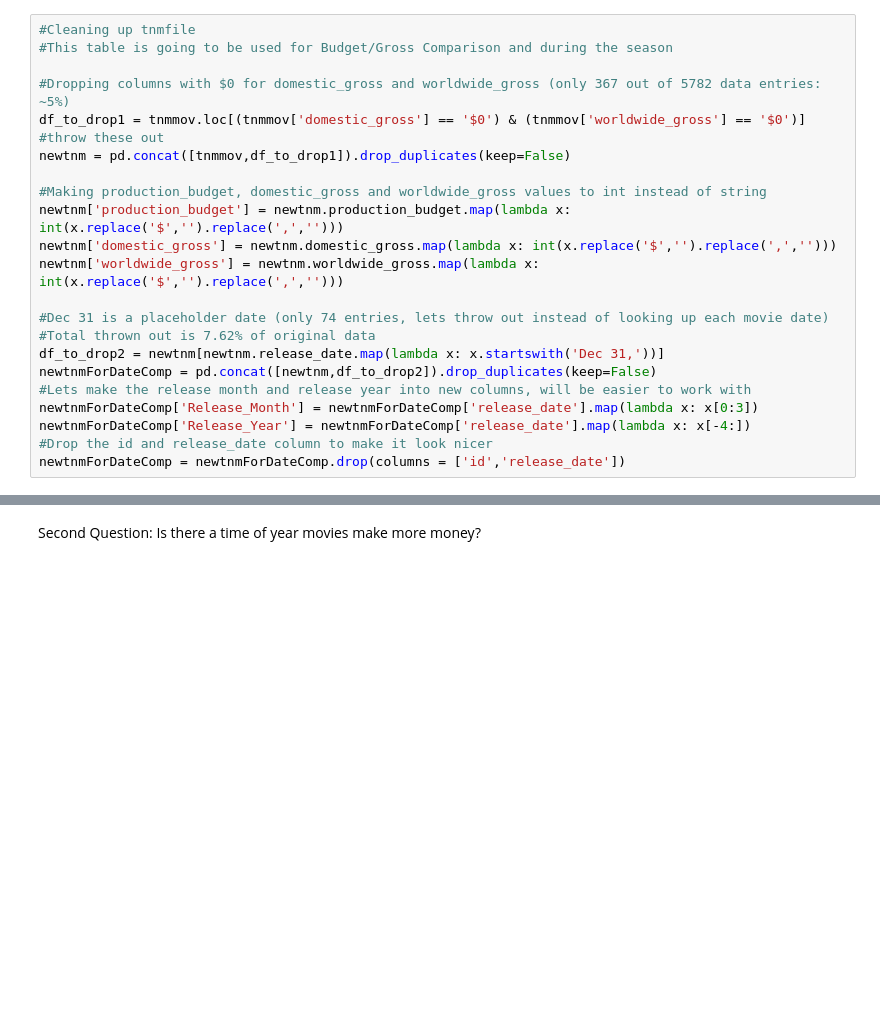
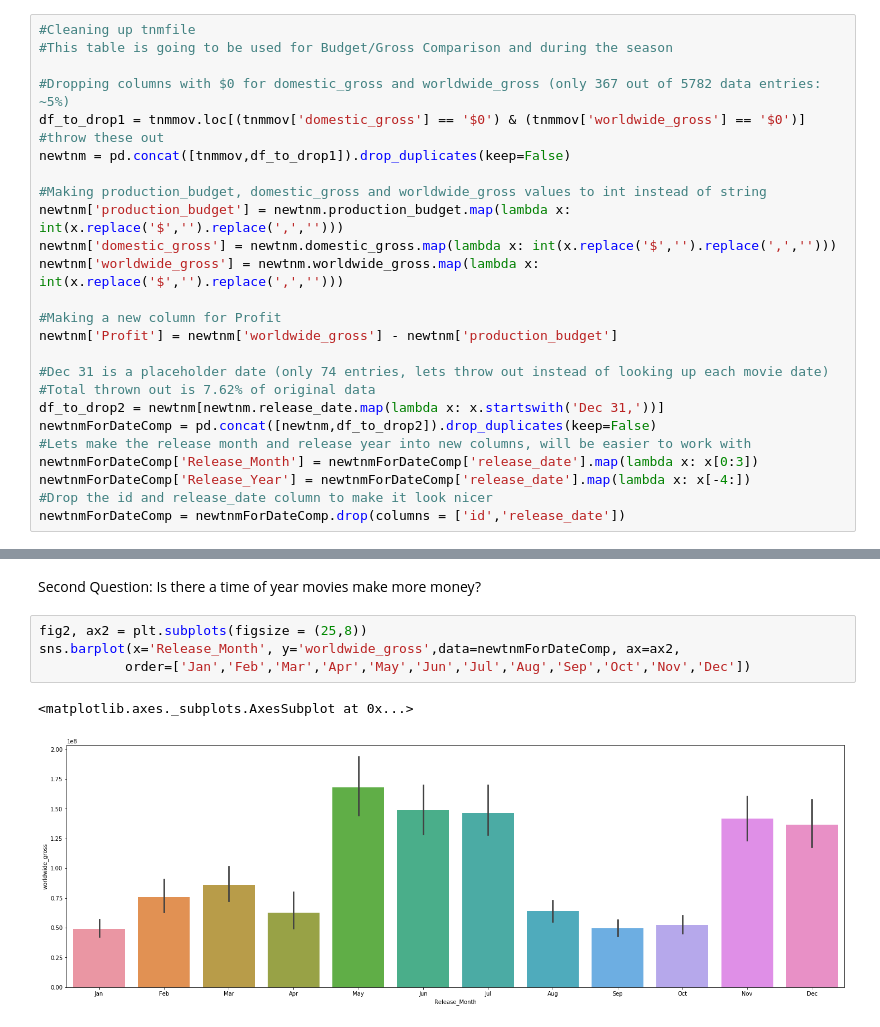
Before and after one commit to stevenkyle2013/Movie-Project, a Jupyter notebook: Data Cleaning.ipynb, the cells around one changed output, grey strips where cells are left out. Saved outputs shown, nothing was run; the diff lists cells and outputs as text; blank space fills up the shorter version.

```diff
--- a/Data Cleaning.ipynb
+++ b/Data Cleaning.ipynb
@@ -127,6 +127,9 @@ newtnm['production_budget'] = newtnm.production_budget.map(lambda x: int(x.repla
 newtnm['domestic_gross'] = newtnm.domestic_gross.map(lambda x: int(x.replace('$','').replace(',','')))
 newtnm['worldwide_gross'] = newtnm.worldwide_gross.map(lambda x: int(x.replace('$','').replace(',','')))
 
+#Making a new column for Profit
+newtnm['Profit'] = newtnm['worldwide_gross'] - newtnm['production_budget']
+
 #Dec 31 is a placeholder date (only 74 entries, lets throw out instead of looking up each movie date)
 #Total thrown out is 7.62% of original data
 df_to_drop2 = newtnm[newtnm.release_date.map(lambda x: x.startswith('Dec 31,'))]
@@ -217,2 +220,9 @@ sns.boxplot(x='dataset',y='popularity',data=concatenated)
 # %% [markdown]
 Second Question: Is there a time of year movies make more money?
+# %%
+fig2, ax2 = plt.subplots(figsize = (25,8))
+sns.barplot(x='Release_Month', y='worldwide_gross',data=newtnmForDateComp, ax=ax2,
+           order=['Jan','Feb','Mar','Apr','May','Jun','Jul','Aug','Sep','Oct','Nov','Dec'])
+# %% [output]
+<matplotlib.axes._subplots.AxesSubplot at 0x...>
+[figure, added]
```
Also changed, not shown: parts of 14 cells of this notebook.
